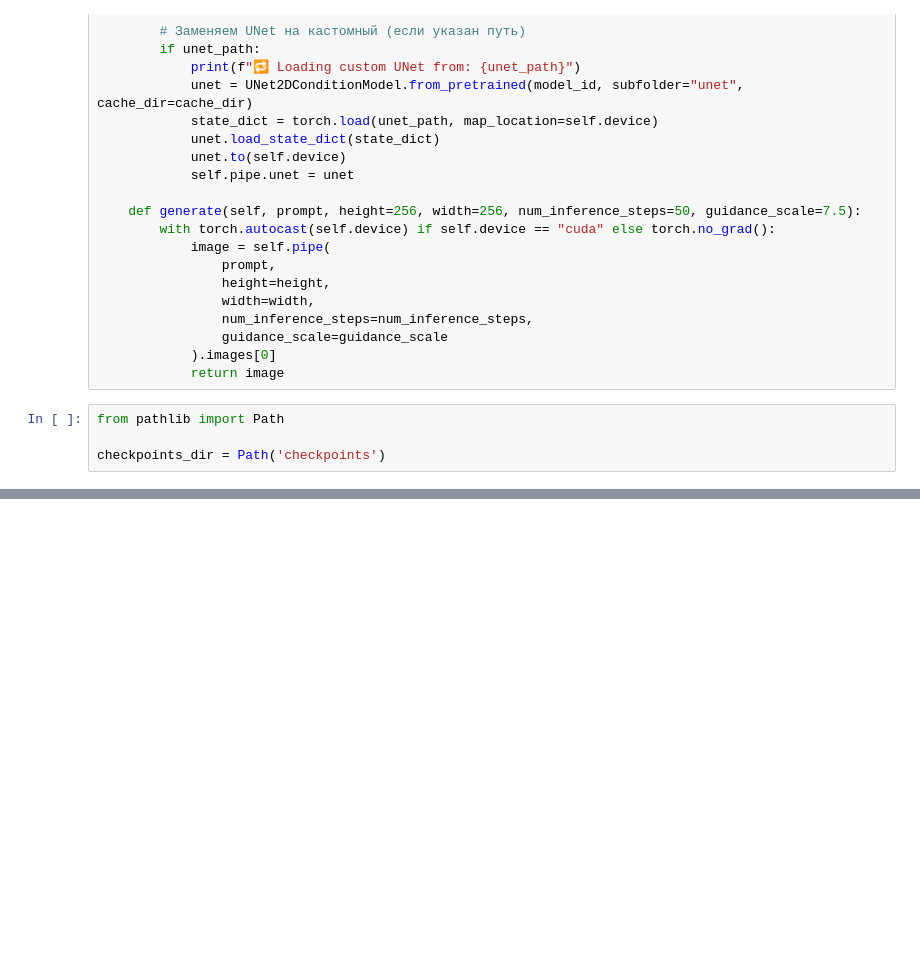
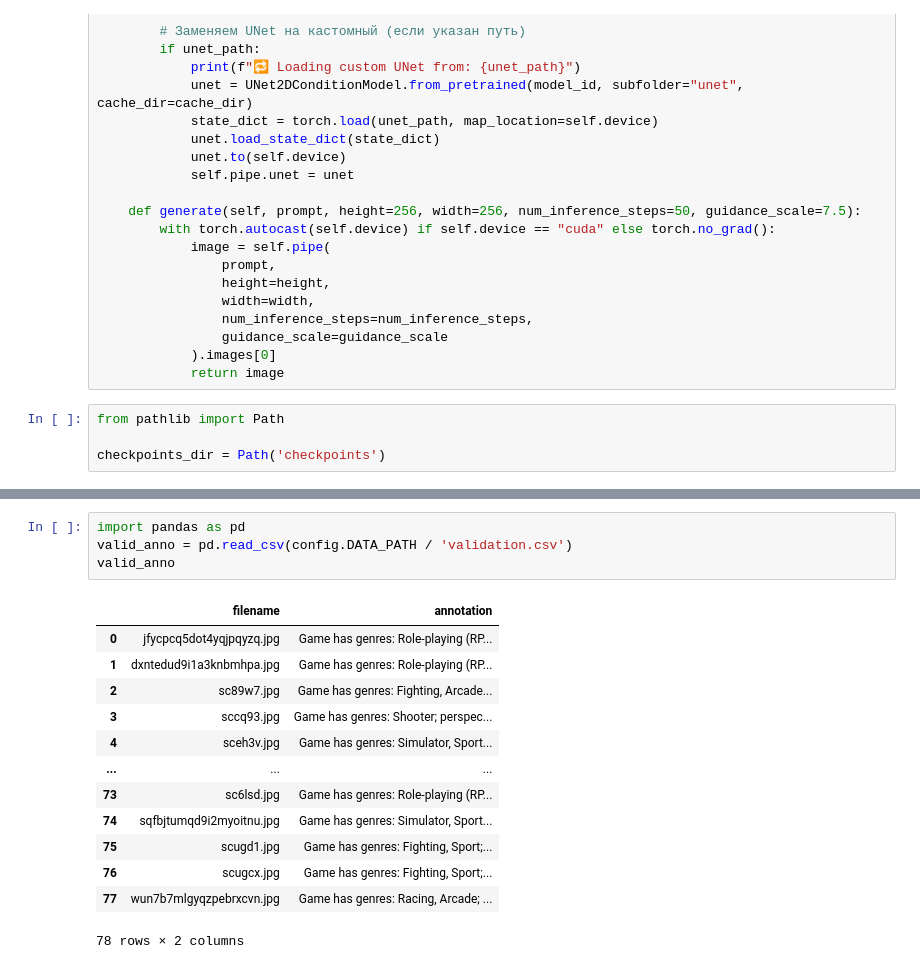
Before and after one commit to badigadiii/generating-annotations, a Jupyter notebook: training/interference.ipynb, the cells around one changed output, grey strips where cells are left out. Cells and saved outputs as stored; diff of their text form; blank space fills up the shorter version.

```diff
--- a/training/interference.ipynb
+++ b/training/interference.ipynb
@@ -55,2 +57,20 @@ image
 # %% [output]
 [figure]
+# %%
+import pandas as pd
+valid_anno = pd.read_csv(config.DATA_PATH / 'validation.csv')
+valid_anno
+# %% [output]
+|  | filename | annotation |
+| 0 | jfycpcq5dot4yqjpqyzq.jpg | Game has genres: Role-playing (RP... |
+| 1 | dxntedud9i1a3knbmhpa.jpg | Game has genres: Role-playing (RP... |
+| 2 | sc89w7.jpg | Game has genres: Fighting, Arcade... |
+| 3 | sccq93.jpg | Game has genres: Shooter; perspec... |
+| 4 | sceh3v.jpg | Game has genres: Simulator, Sport... |
+| ... | ... | ... |
+| 73 | sc6lsd.jpg | Game has genres: Role-playing (RP... |
+| 74 | sqfbjtumqd9i2myoitnu.jpg | Game has genres: Simulator, Sport... |
+| 75 | scugd1.jpg | Game has genres: Fighting, Sport;... |
+| 76 | scugcx.jpg | Game has genres: Fighting, Sport;... |
+| 77 | wun7b7mlgyqzpebrxcvn.jpg | Game has genres: Racing, Arcade; ... |
+78 rows × 2 columns
```
Also changed, not shown: parts of 4 cells of this notebook, 2 other files.
